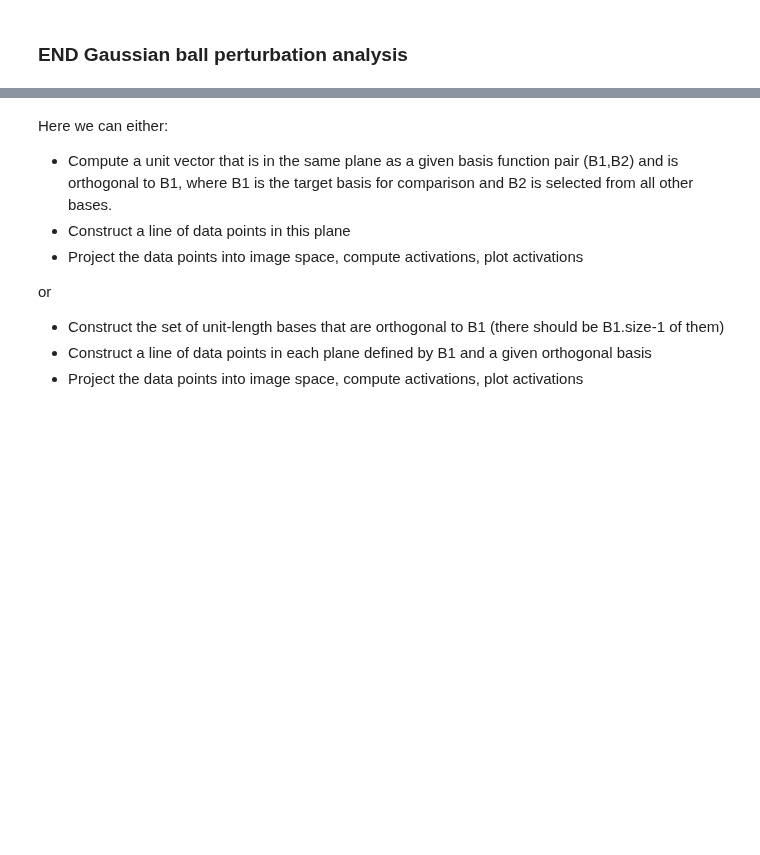
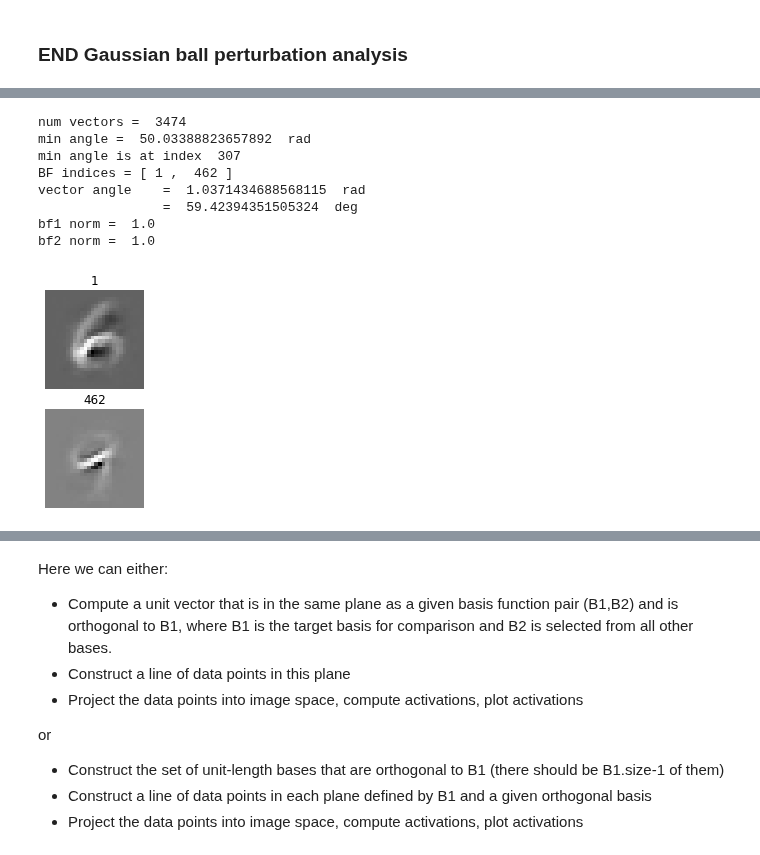
Before and after one commit to dpaiton/DeepSparseCoding, a Jupyter notebook: vis_iso_contours.ipynb, the cells around one changed output, grey strips where cells are left out. Cells and saved outputs as stored; diff of their text form; code cells hidden in the pictures; blank space fills up the shorter version.

Commit message:
updates iso-contour plots for new param settings

```diff
--- a/vis_iso_contours.ipynb
+++ b/vis_iso_contours.ipynb
@@ -320,36 +322,46 @@ max_angle = 60
 #max_angle = 180
 
 vectors = np.argwhere(np.logical_and(neuron_angles<max_angle, neuron_angles>min_angle))
 print("num vectors = ", vectors.shape[0])
 
 if vectors.shape[0] > 0:
   print("min angle = ", np.min(neuron_angles[vectors[:,0], vectors[:,1]]), " rad")
   print("min angle is at index ", np.argmin(neuron_angles[vectors[:,0], vectors[:,1]]))
 
-  vector_id = 11 #LCA: 18, 26, 29, 30, 39, 48, 59! #[50,60]
+  vector_id = 4 #LCA: 18, 26, 29, 30, 39, 48, 59! #[50,60]
   bf_id0 = vectors[vector_id, 0]#max_indices[0]
   bf_id1 = vectors[vector_id, 1]#max_indices[1]
   print("BF indices = [",bf_id0,", ",bf_id1,"]")
 
   fig, ax = plt.subplots(2)
   ax[0] = pf.clear_axis(ax[0])
   ax[0].imshow(analyzer.bf_stats["basis_functions"][bf_id0], cmap="Greys_r")
   ax[0].set_title(str(bf_id0))
   ax[1] = pf.clear_axis(ax[1])
   ax[1].imshow(analyzer.bf_stats["basis_functions"][bf_id1], cmap="Greys_r")
   ax[1].set_title(str(bf_id1))
 
   print("vector angle\t= ", neuron_angles[bf_id0, bf_id1]*(np.pi/180), " rad\n\t\t= ", neuron_angles[bf_id0, bf_id1], " deg")
-  bf1 = analyzer.bf_stats["basis_functions"][bf_id0].reshape((analyzer.model_params.patch_edge_size**2))
-  bf2 = analyzer.bf_stats["basis_functions"][bf_id1].reshape((analyzer.model_params.patch_edge_size**2))
+  bf1 = analyzer.bf_stats["basis_functions"][bf_id0].reshape((analyzer.model_params.num_pixels))
+  bf2 = analyzer.bf_stats["basis_functions"][bf_id1].reshape((analyzer.model_params.num_pixels))
   bf1_norm = np.linalg.norm(bf1)
   bf2_norm = np.linalg.norm(bf2)
   print("bf1 norm = ", bf1_norm)
   print("bf2 norm = ", bf2_norm)
   bf1 /= bf1_norm
   bf2 /= bf2_norm
 else:
   assert False
+# %% [output]
+num vectors =  3474
+min angle =  50.03388823657892  rad
+min angle is at index  307
+BF indices = [ 1 ,  462 ]
+vector angle    =  1.0371434688568115  rad
+                =  59.42394351505324  deg
+bf1 norm =  1.0
+bf2 norm =  1.0
+[figure, added]
 # %%
 num_imgs = int(228**2)
 
```
Also changed, not shown: parts of 22 cells of this notebook.
